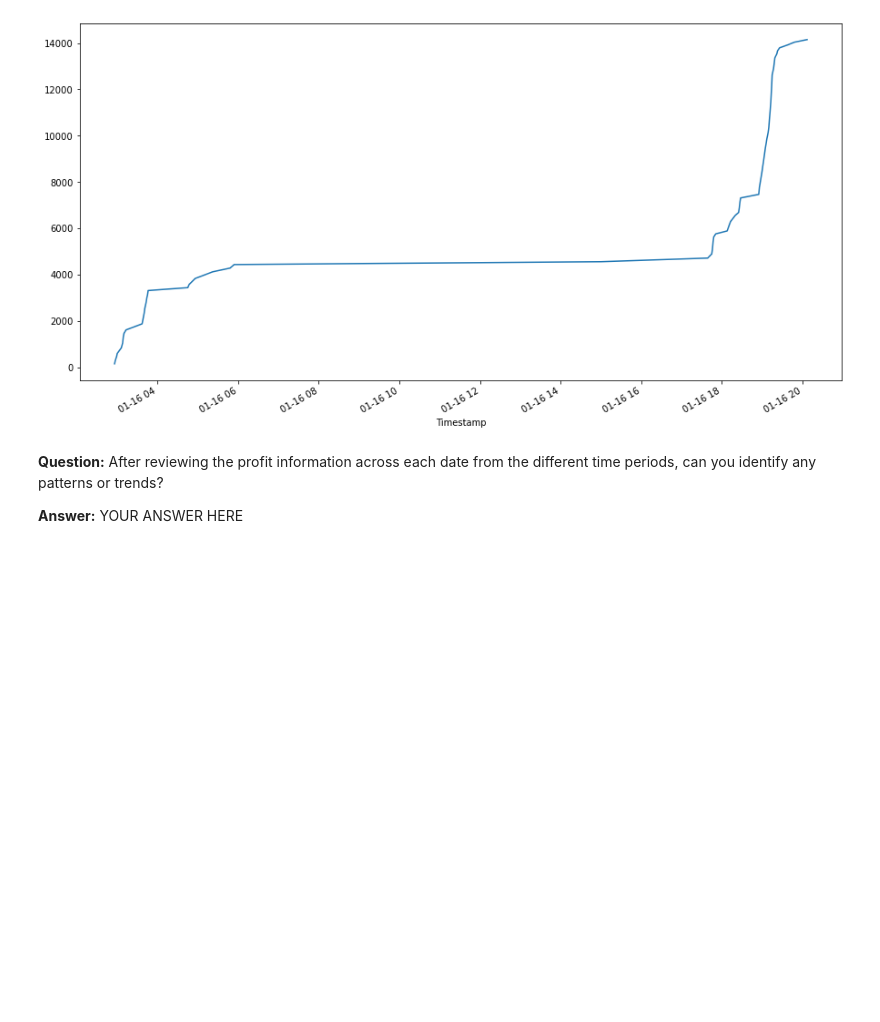
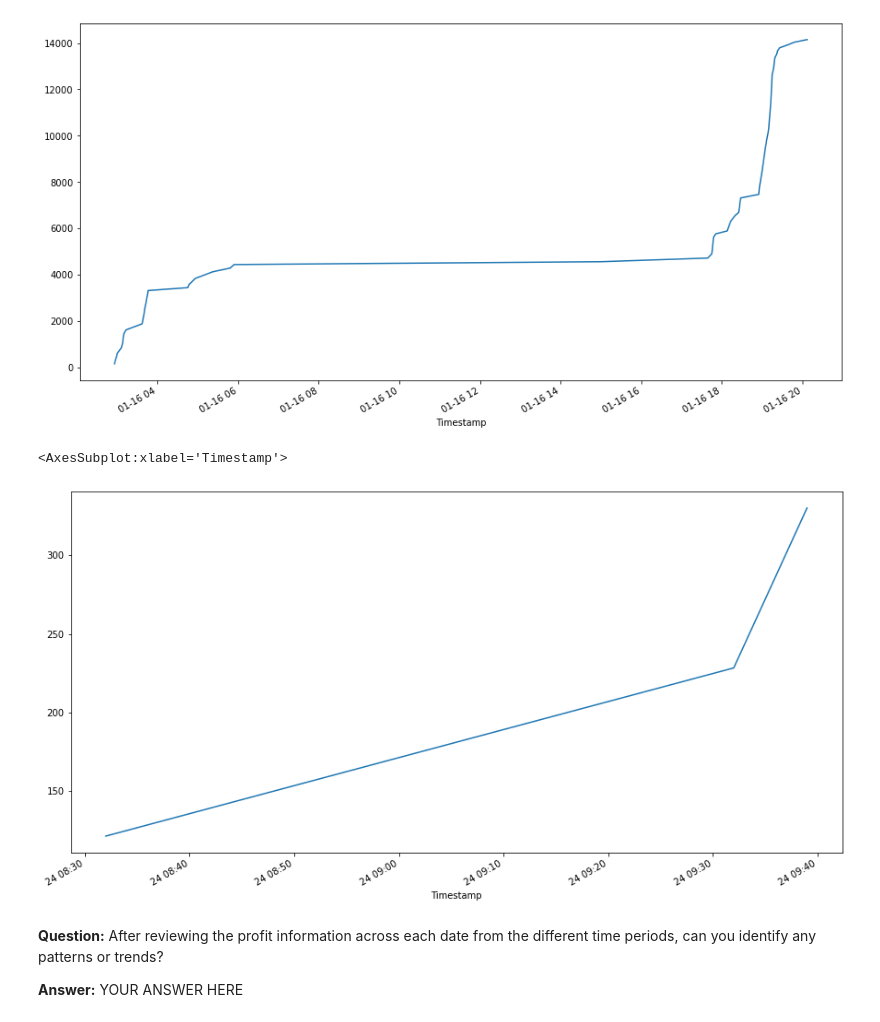
Before and after one commit to TaoNYC/columbia_fintech, a Jupyter notebook: Challenge_3_Bitcoin Arbitrage/crypto_arbitrage.ipynb, the cells around one changed output. Drawn from its saved outputs; the diff is of its cells as text; code cells hidden in the pictures; blank space fills up the shorter version.

```diff
--- a/Challenge_3_Bitcoin Arbitrage/crypto_arbitrage.ipynb
+++ b/Challenge_3_Bitcoin Arbitrage/crypto_arbitrage.ipynb
@@ -683,6 +860,8 @@ sum_of_profits_early_profit_per_trade
 # %%
 # Use the cumsum function to calculate the cumulative profits over time for the early profit per trade DataFrame
 cumulative_profit_early = profit_per_trade_early.cumsum()
+cumulative_profit_middle = profit_per_trade_middle.cumsum()
+cumulative_profit_late = profit_per_trade_late.cumsum()
 # %%
 # Plot the cumulative sum of profits for the early profit per trade DataFrame
 # YOUR CODE HERE
@@ -690,6 +869,12 @@ cumulative_profit_early.plot(figsize = (15,8))
 # %% [output]
 <AxesSubplot:xlabel='Timestamp'>
 [figure]
+# %%
+# Repeat above for middle date
+cumulative_profit_middle.plot(figsize = (15,8))
+# %% [output]
+<AxesSubplot:xlabel='Timestamp'>
+[figure, added]
 # %% [markdown]
 **Question:** After reviewing the profit information across each date from the different time periods, can you identify any patterns or trends?
 
```
Also changed, not shown: parts of 16 cells of this notebook.
